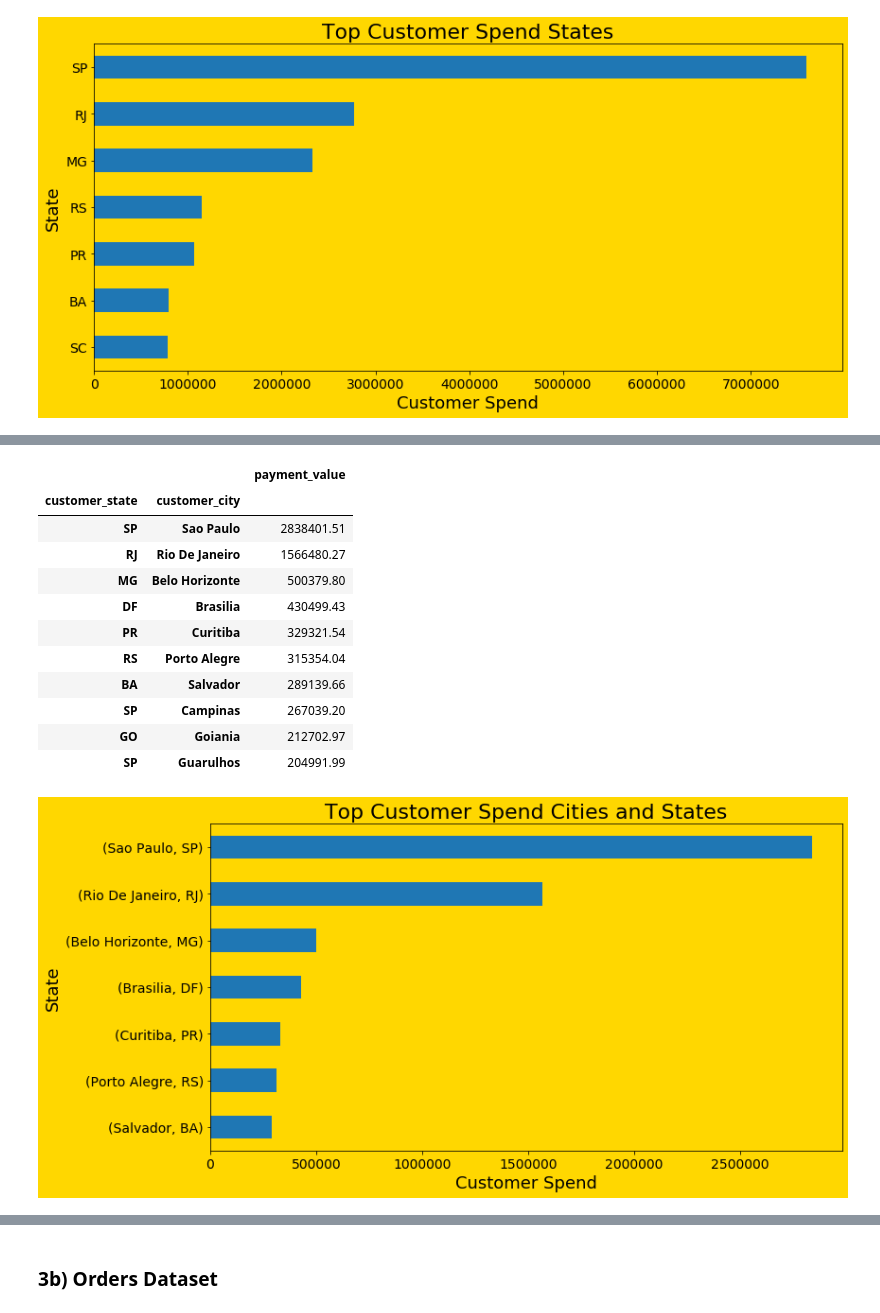
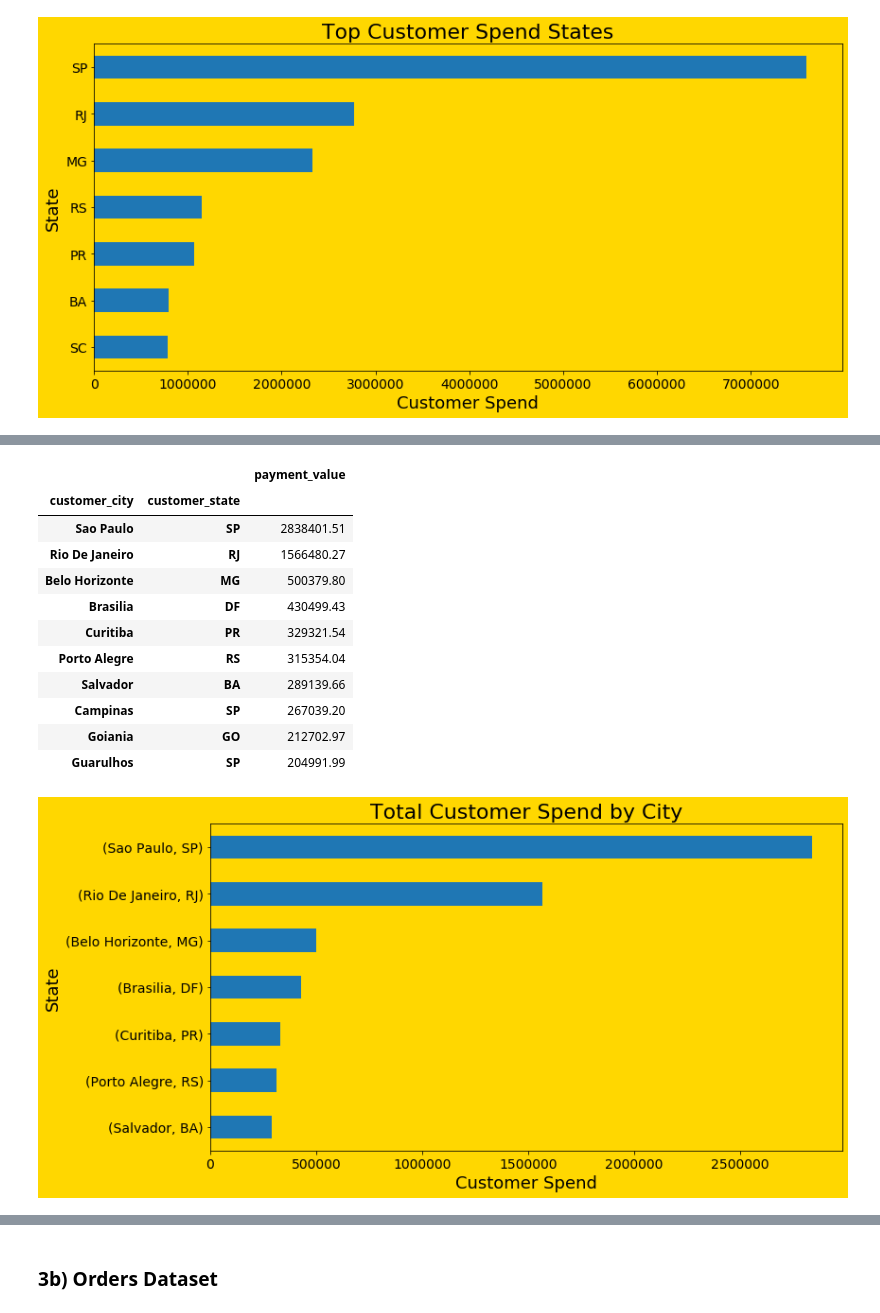
Before and after one commit to RossReisman/Data-Analyst-Portfolio, a Jupyter notebook: Python/brazil/brazil.ipynb, the cells around one changed output, grey strips where cells are left out. Cells and saved outputs as stored; diff of their text form; code cells hidden in the pictures.

```diff
--- a/Python/brazil/brazil.ipynb
+++ b/Python/brazil/brazil.ipynb
@@ -2057,19 +2073,19 @@ master_df.groupby(['customer_state']).agg({
 # %%
-master_df.groupby(['customer_state', 'customer_city']).agg({
+master_df.groupby(['customer_city', 'customer_state']).agg({
     'payment_value':'sum'}).sort_values(by='payment_value',ascending=False).head(10)
 # %% [output]
 |  |  | payment_value |
-| customer_state | customer_city |  |
-| SP | Sao Paulo | 2838401.51 |
-| RJ | Rio De Janeiro | 1566480.27 |
-| MG | Belo Horizonte | 500379.80 |
-| DF | Brasilia | 430499.43 |
-| PR | Curitiba | 329321.54 |
-| RS | Porto Alegre | 315354.04 |
-| BA | Salvador | 289139.66 |
-| SP | Campinas | 267039.20 |
-| GO | Goiania | 212702.97 |
-| SP | Guarulhos | 204991.99 |
+| customer_city | customer_state |  |
+| Sao Paulo | SP | 2838401.51 |
+| Rio De Janeiro | RJ | 1566480.27 |
+| Belo Horizonte | MG | 500379.80 |
+| Brasilia | DF | 430499.43 |
+| Curitiba | PR | 329321.54 |
+| Porto Alegre | RS | 315354.04 |
+| Salvador | BA | 289139.66 |
+| Campinas | SP | 267039.20 |
+| Goiania | GO | 212702.97 |
+| Guarulhos | SP | 204991.99 |
 # %%
 city_state_payments = master_df.groupby(['customer_city', 'customer_state'])\
 ['payment_value'].sum().sort_values().tail(7)
@@ -2081,11 +2097,11 @@ plt.xlabel('Customer Spend', fontsize=18)
 plt.ylabel('State', fontsize=18)
 plt.xticks(fontsize=14)
 plt.yticks(fontsize=14)
-plt.title('Top Customer Spend Cities and States', fontsize=22)
+plt.title('Total Customer Spend by City', fontsize=22)
 plt.tight_layout()
 plt.show()
 # %% [output]
-[figure, old version]
+[figure, new version]
 # %%
 master_df.groupby(['customer_state']).agg({
     'payment_value':'sum'}).sort_values(by='payment_value',ascending=False).head(10)
```
Also changed, not shown: parts of 18 cells of this notebook.
